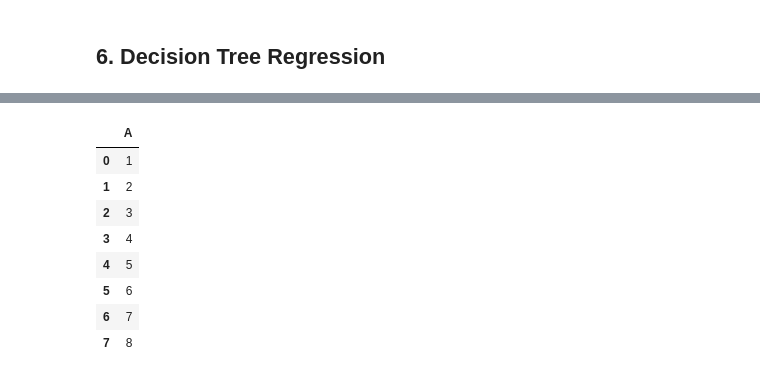
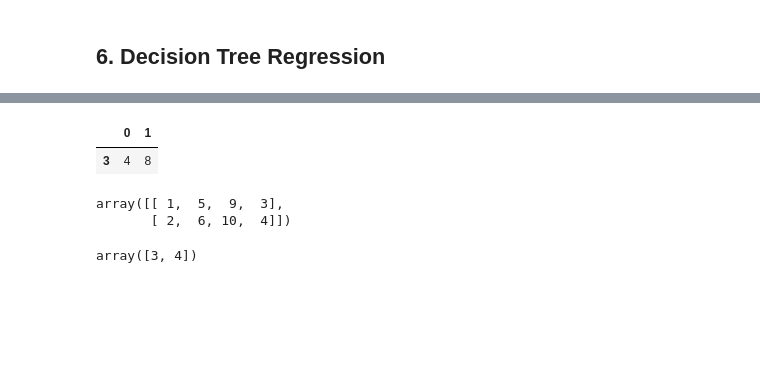
Before and after one commit to Aksh-kumar/ML_Projects, a Jupyter notebook: Black_Friday_Dataset/Black_friday.ipynb, the cells around one changed output, grey strips where cells are left out. Drawn from its saved outputs; the diff is of its cells as text; code cells hidden in the pictures; blank space fills up the shorter version.

```diff
--- a/Black_Friday_Dataset/Black_friday.ipynb
+++ b/Black_Friday_Dataset/Black_friday.ipynb
@@ -569,15 +590,20 @@ dd
 # %%
 df1 = pd.DataFrame({'A':[1,2,3,4]})
-df2 = pd.DataFrame({'A':[5,6,7,8]})
-dd = pd.concat([df1, df2], sort=False, ignore_index=True, axis=0)
-dd
+df2 = pd.DataFrame({'B':[5,6,7,8]})
+dd = pd.concat([df1, df2], sort=False, ignore_index=True, axis=1)
+dd.loc[3:]
 # %% [output]
-|  | A |
-| 0 | 1 |
-| 1 | 2 |
-| 2 | 3 |
-| 3 | 4 |
-| 4 | 5 |
-| 5 | 6 |
-| 6 | 7 |
-| 7 | 8 |
+|  | 0 | 1 |
+| 3 | 4 | 8 |
+# %%
+a = np.array([[1,5,9], [2,6,10]])
+b = np.array([[3, 4]])
+c = np.concatenate((a, b.T), axis = 1)
+c
+# %% [output]
+array([[ 1,  5,  9,  3],
+       [ 2,  6, 10,  4]])
+# %%
+c[:, -1]
+# %% [output]
+array([3, 4])
```
Also changed, not shown: parts of 38 cells of this notebook, 3 other files.
